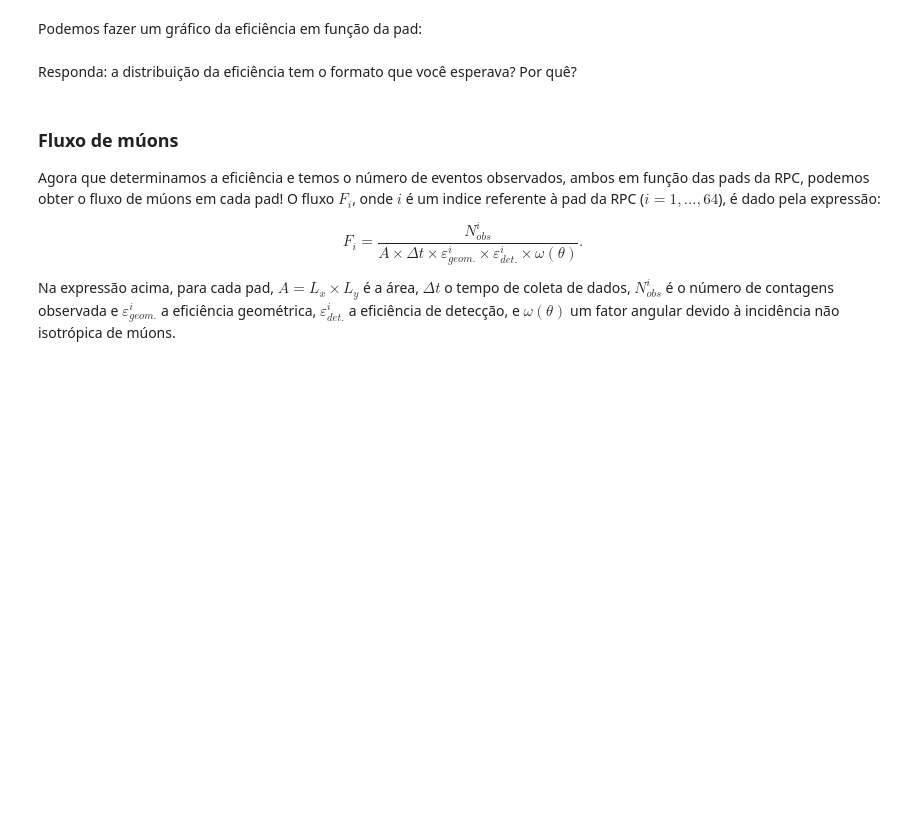
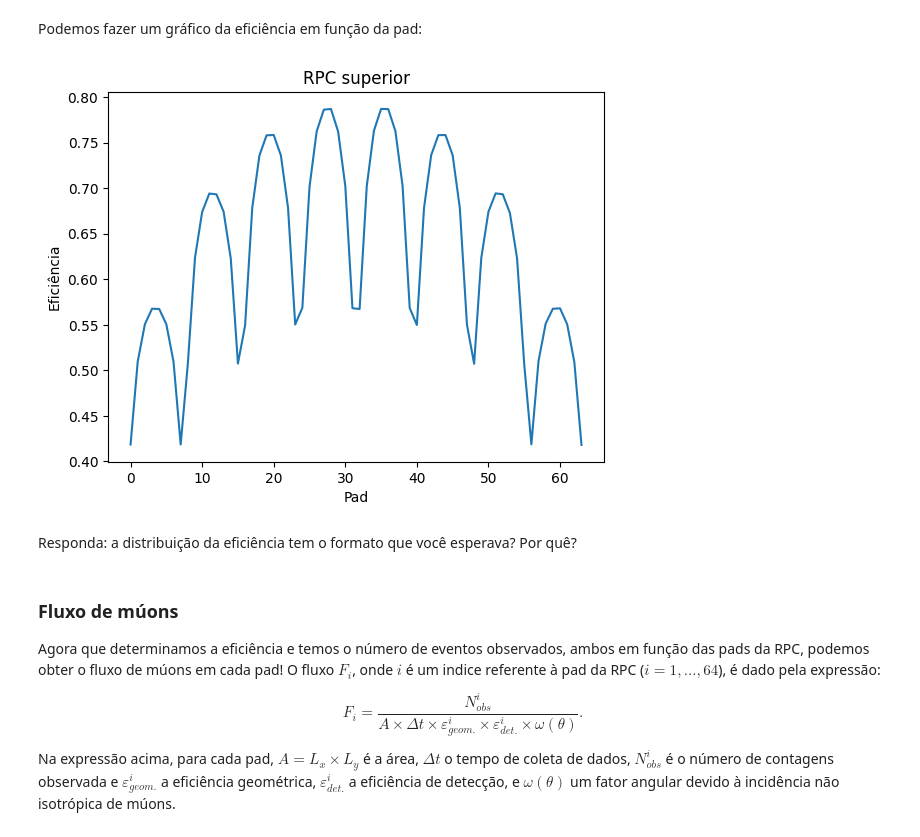
Before and after one commit to felipe-luan/EAFExp-7-hep, a Jupyter notebook: eafexp1.ipynb, the cells around one changed output. Cells and saved outputs as stored; diff of their text form; code cells hidden in the pictures; blank space fills up the shorter version.

```diff
--- a/eafexp1.ipynb
+++ b/eafexp1.ipynb
@@ -378,8 +497,12 @@ def simulation(Nevts, Npad1_list, zen_list, azi_list):
 # %% [markdown]
 Vamos usar a função `simulation()` com 100000 eventos para obter uma lista com as eficiências para cada uma das pads:
 # %%
-Nevts = 100000
+Nevts = 1000000
 Npad1_list, zen_list, azi_list = [], [], []
-eff_list = simulation(Nevts, Npad1_list, zen_list, azi_list)
+eff_list = simulation(Nevts, Npad1_list, zen_list, azi_list, 64, True)
+print('Npad1_list:', len(Npad1_list))
+print('Ntracks:', 64*Nevts)
+print('Nhits/Ntracks*2pi/3: ', len(Npad1_list)/(64*Nevts)*2*pi/3.)
+print('eff_list: ', eff_list)
 Npads_1 = np.array(Npad1_list)
 Azimute, Zenite = np.array(azi_list), np.array(zen_list)
@@ -385,0 +514,3 @@ Azimute, Zenite = np.array(azi_list), np.array(zen_list)
+# %%
+eff_list_cos2 = simulation(Nevts, Npad1_list, zen_list, azi_list, 64, False)
+print('eff_list_cos2: ', eff_list_cos2)
@@ -386,11 +533,13 @@ Azimute, Zenite = np.array(azi_list), np.array(zen_list)
 # %% [markdown]
 Podemos fazer um gráfico da eficiência em função da pad:
 # %%
-plt.plot(eff_list)
+plt.plot(eff_list_cos2)
 plt.ylabel("Eficiência")
 plt.xlabel("Pad")
 plt.title("RPC superior")
 plt.show()
+# %% [output]
+[figure, added]
 # %% [markdown]
 Responda: a distribuição da eficiência tem o formato que você esperava? Por quê?
 # %% [markdown]
```
Also changed, not shown: parts of 13 cells of this notebook.
